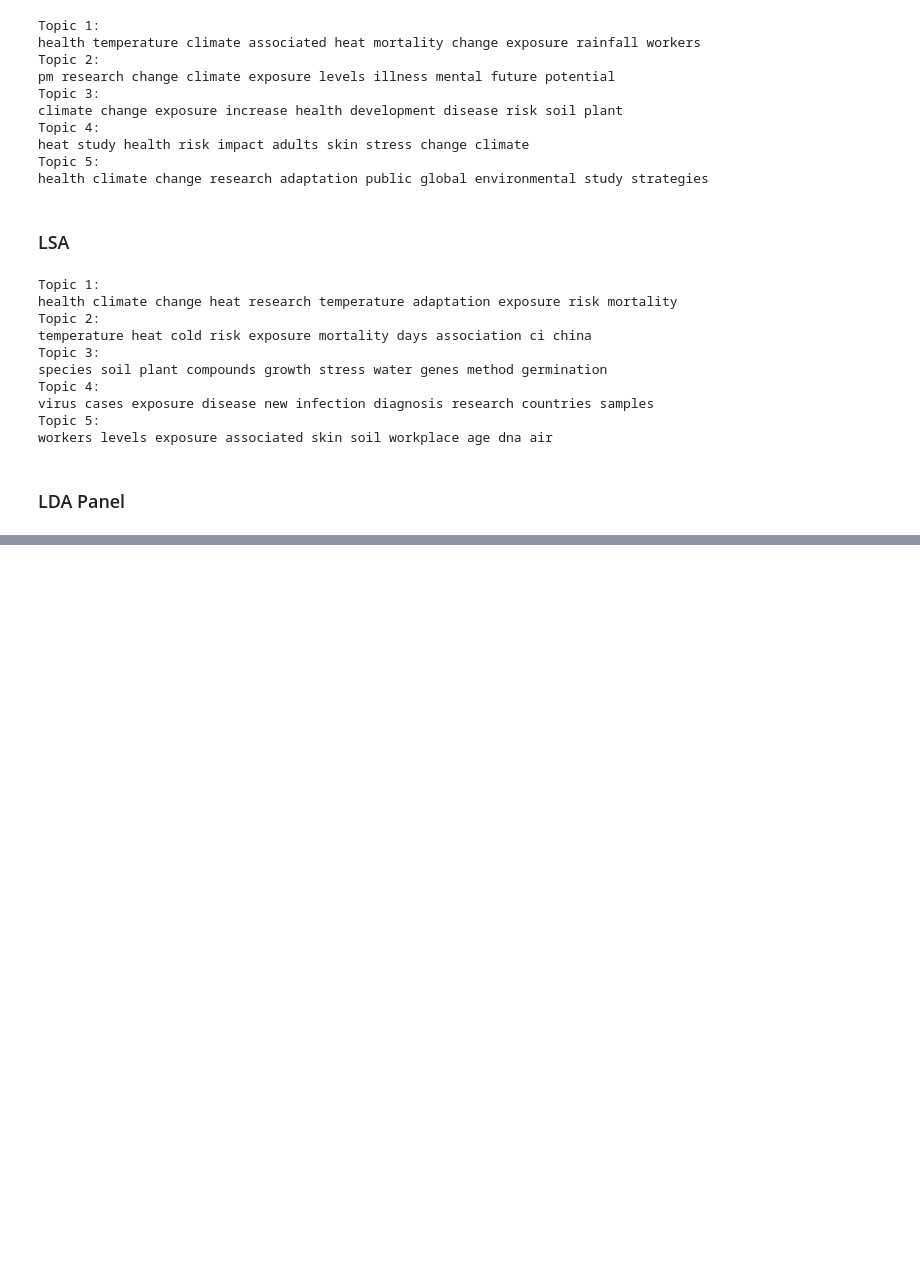
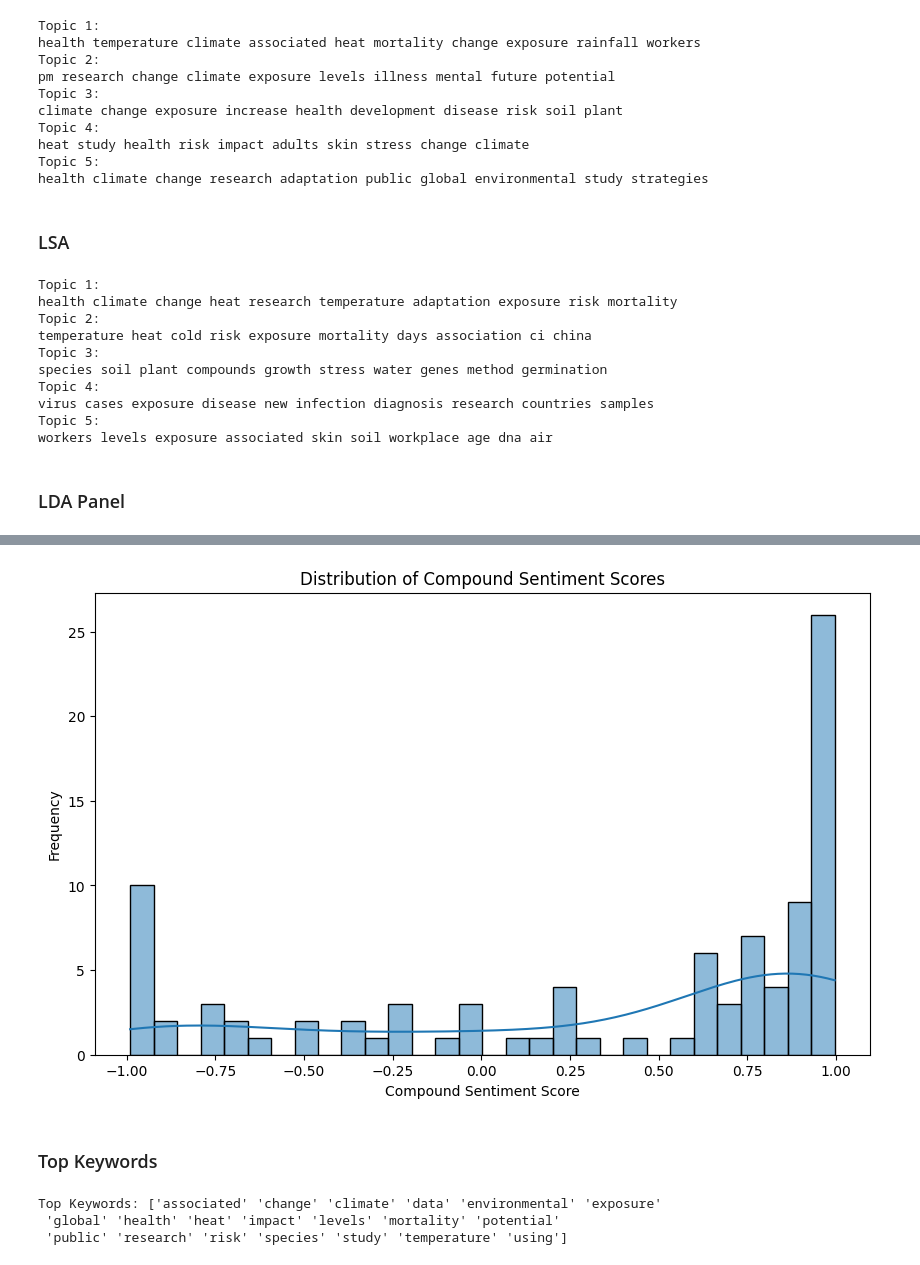
Before and after one commit to cfitzpatrick89/ADS509-Final, a Jupyter notebook: ADS509_Final.ipynb, the cells around one changed output, grey strips where cells are left out. Drawn from its saved outputs; the diff is of its cells as text; code cells hidden in the pictures; blank space fills up the shorter version.

```diff
--- a/ADS509_Final.ipynb
+++ b/ADS509_Final.ipynb
@@ -507,0 +583,37 @@ pyLDAvis.display(lda_panel)
+# %%
+import matplotlib.pyplot as plt
+import seaborn as sns
+
+def visualize_sentiment(df):
+    plt.figure(figsize=(10, 6))
+
+    # Plotting the distribution of sentiment scores
+    sns.histplot(df['compound'], bins=30, kde=True)
+    plt.title('Distribution of Compound Sentiment Scores')
+    plt.xlabel('Compound Sentiment Score')
+    plt.ylabel('Frequency')
+
+    plt.show()
+
+# Example usage
+visualize_sentiment(df_combined)
+# %% [output]
+[figure, added]
+# %% [markdown]
+### Top Keywords
+# %%
+from sklearn.feature_extraction.text import TfidfVectorizer
+
+def extract_keywords(texts, top_n=10):
+    vectorizer = TfidfVectorizer(stop_words='english', max_features=top_n)
+    X = vectorizer.fit_transform(texts)
+    keywords = vectorizer.get_feature_names_out()
+    return keywords
+
+# Example usage
+keywords = extract_keywords(df_articles['processed_abstract_str'], top_n=20)
+print("Top Keywords:", keywords)
+# %% [output]
+Top Keywords: ['associated' 'change' 'climate' 'data' 'environmental' 'exposure'
+ 'global' 'health' 'heat' 'impact' 'levels' 'mortality' 'potential'
+ 'public' 'research' 'risk' 'species' 'study' 'temperature' 'using']
```
Also changed, not shown: parts of 10 cells of this notebook.
